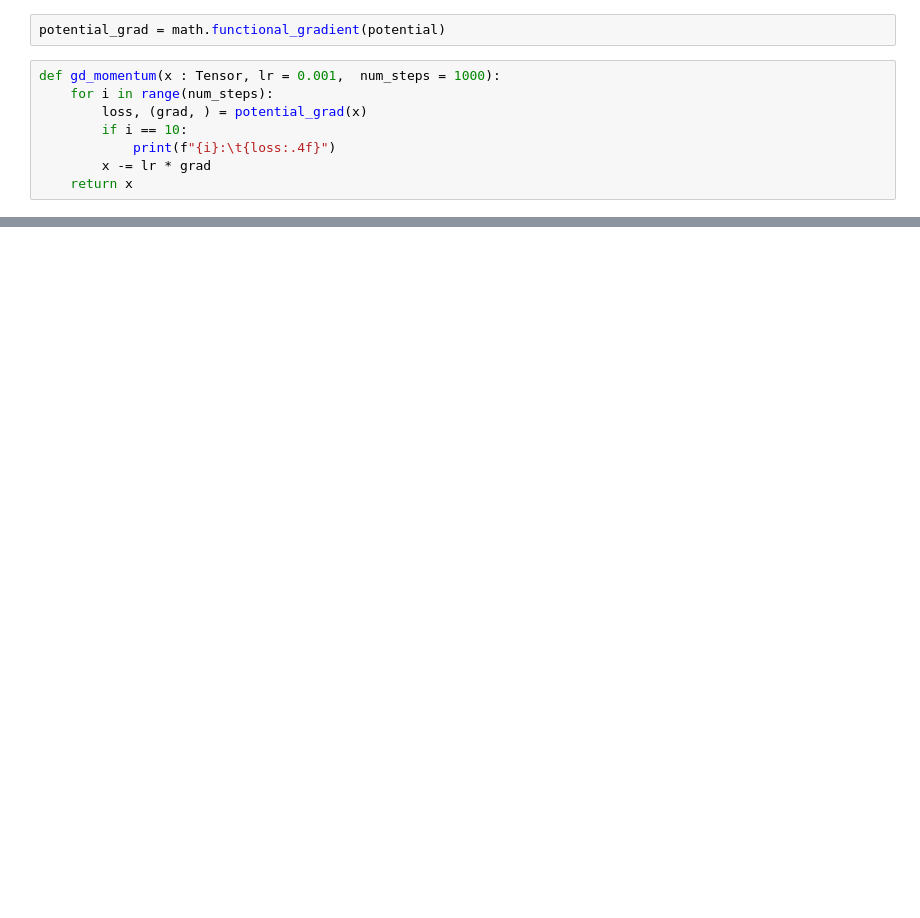
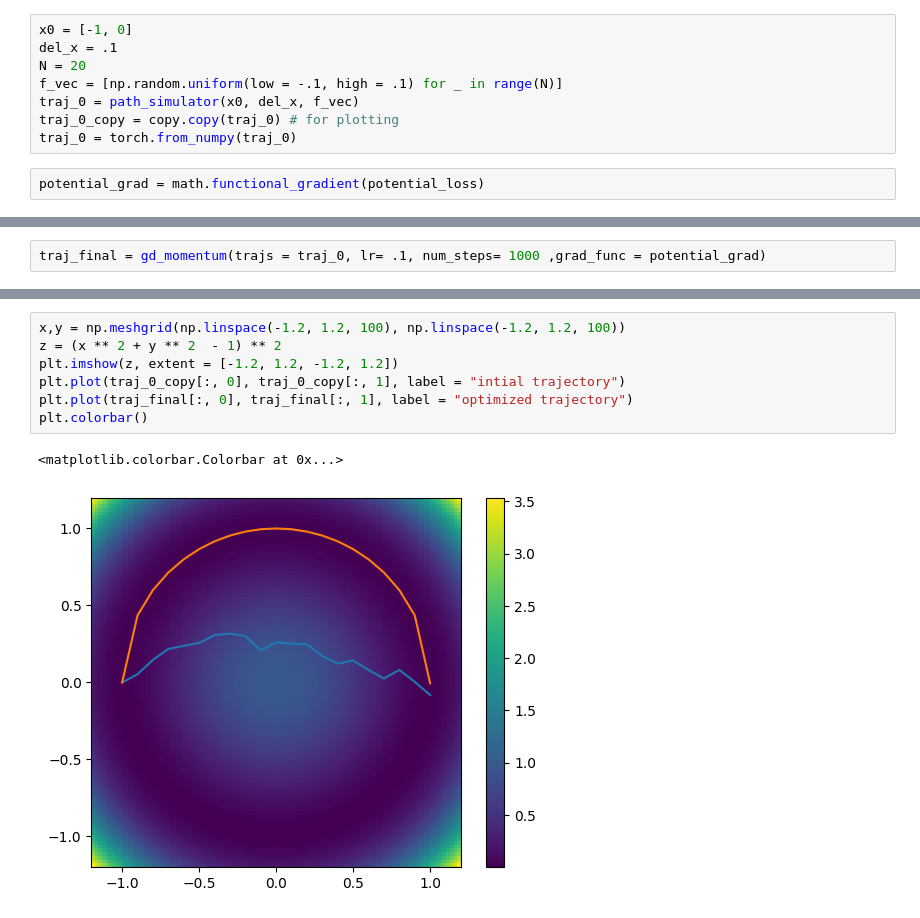
Before and after one commit to Stargazer1998/adv_dl_physics, a Jupyter notebook: exercise-7/Exercise-7.ipynb, the cells around one changed output, grey strips where cells are left out. Saved outputs shown, nothing was run; the diff lists cells and outputs as text; blank space fills up the shorter version.

Commit message:
path_simulator

```diff
--- a/exercise-7/Exercise-7.ipynb
+++ b/exercise-7/Exercise-7.ipynb
@@ -26,10 +37,10 @@ N = 20
+# %%
+x0 = [-1, 0]
+del_x = .1
+N = 20
+f_vec = [np.random.uniform(low = -.1, high = .1) for _ in range(N)]
+traj_0 = path_simulator(x0, del_x, f_vec)
+traj_0_copy = copy.copy(traj_0) # for plotting
+traj_0 = torch.from_numpy(traj_0)
 # %%
-potential_grad = math.functional_gradient(potential)
+potential_grad = math.functional_gradient(potential_loss)
-# %%
-def gd_momentum(x : Tensor, lr = 0.001,  num_steps = 1000):
-    for i in range(num_steps):
-        loss, (grad, ) = potential_grad(x)
-        if i == 10:
-            print(f"{i}:\t{loss:.4f}")
-        x -= lr * grad
-    return x
@@ -50,0 +47,2 @@ array([0., 0., 0., 0., 0., 0., 0., 0., 0., 0.])
+# %%
+traj_final = gd_momentum(trajs = traj_0, lr= .1, num_steps= 1000 ,grad_func = potential_grad)
@@ -50,0 +61,10 @@ array([0., 0., 0., 0., 0., 0., 0., 0., 0., 0.])
+# %%
+x,y = np.meshgrid(np.linspace(-1.2, 1.2, 100), np.linspace(-1.2, 1.2, 100))
+z = (x ** 2 + y ** 2  - 1) ** 2
+plt.imshow(z, extent = [-1.2, 1.2, -1.2, 1.2])
+plt.plot(traj_0_copy[:, 0], traj_0_copy[:, 1], label = "intial trajectory")
+plt.plot(traj_final[:, 0], traj_final[:, 1], label = "optimized trajectory")
+plt.colorbar()
+# %% [output]
+<matplotlib.colorbar.Colorbar at 0x...>
+[figure, added]
```
Also changed, not shown: parts of 13 cells of this notebook.
